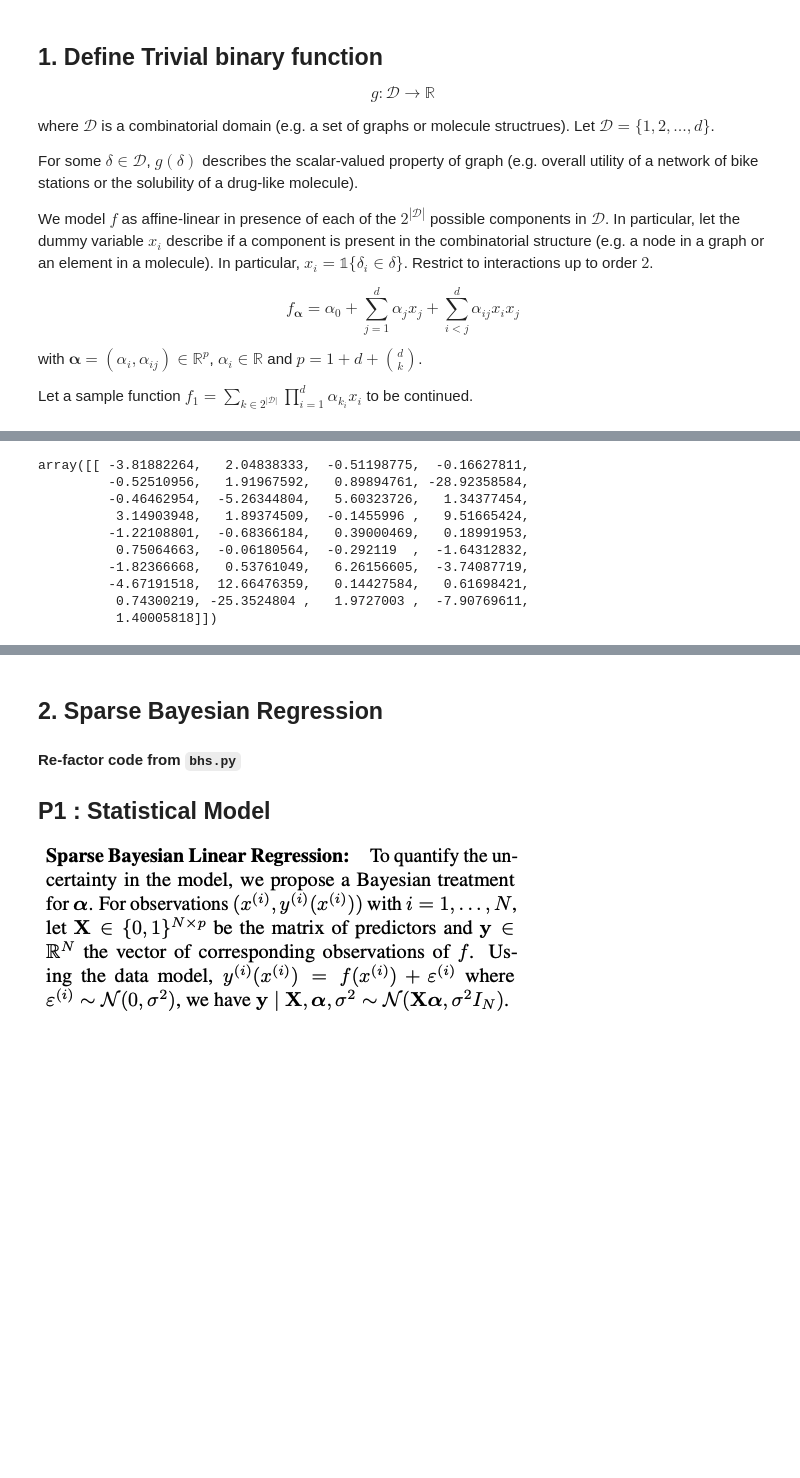
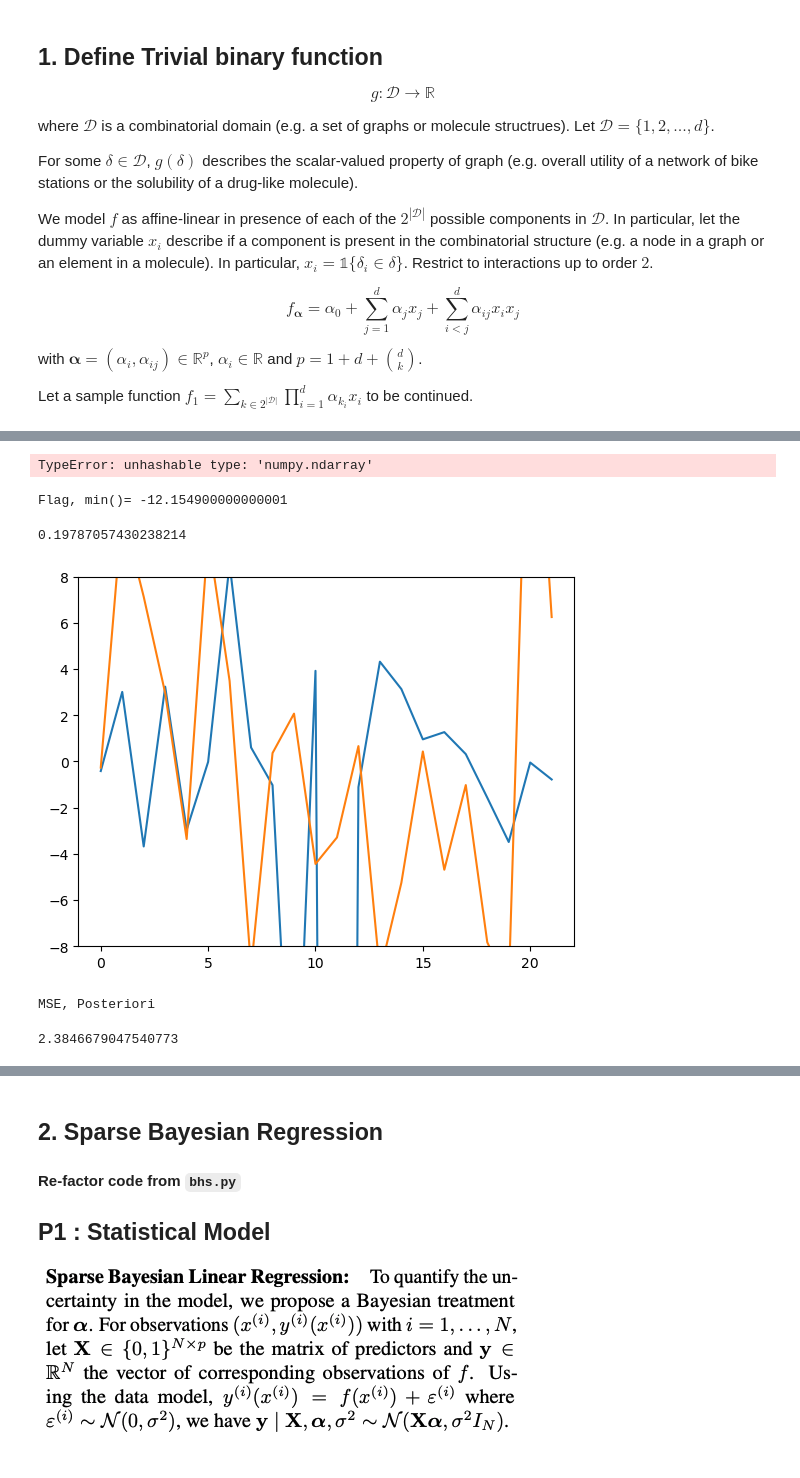
Before and after one commit to 7shoe/Combinatorial_BO, a Jupyter notebook: BOCS (2018) - Intro Script - Bayesian Optimization of Combinatorial Structures.ipynb, the cells around one changed output, grey strips where cells are left out. Saved outputs shown, nothing was run; the diff lists cells and outputs as text; code cells hidden in the pictures; blank space fills up the shorter version.

```diff
--- a/BOCS (2018) - Intro Script - Bayesian Optimization of Combinatorial Structures.ipynb
+++ b/BOCS (2018) - Intro Script - Bayesian Optimization of Combinatorial Structures.ipynb
@@ -217,13 +190,67 @@ zeta_ = invgaus
-# %%
-alpha_prior
-# %% [output]
-array([[ -3.81882264,   2.04838333,  -0.51198775,  -0.16627811,
-         -0.52510956,   1.91967592,   0.89894761, -28.92358584,
-         -0.46462954,  -5.26344804,   5.60323726,   1.34377454,
-          3.14903948,   1.89374509,  -0.1455996 ,   9.51665424,
-         -1.22108801,  -0.68366184,   0.39000469,   0.18991953,
-          0.75064663,  -0.06180564,  -0.292119  ,  -1.64312832,
-         -1.82366668,   0.53761049,   6.26156605,  -3.74087719,
-         -4.67191518,  12.66476359,   0.14427584,   0.61698421,
-          0.74300219, -25.3524804 ,   1.9727003 ,  -7.90769611,
-          1.40005818]])
+# %%
+set(X)
+# %% [output]
+TypeError: unhashable type: 'numpy.ndarray'
+# %%
+# - - - - - - -
+#  DATA
+# - - - - - - -
+n = 15000
+
+# generate dataset
+gD, a_GT = gDict(d=d, k=k)
+
+X = getX(n=n, d=d, k=k)
+y = getY(X, d=d, g_dict=gD, errorFlag=True, sigma=0.2)
+
+# - - - - - - -
+#  POSTERIOR
+# - - - - - - -
+
+# xi
+xi_post = invgamma.rvs(1.0, scale=1.0 + 1.0 / tau_prior**2, size=1)
+
+# nu
+nu_post = invgamma.rvs(np.ones(p), scale=1.0 + beta_prior**(-2), size=len(beta_prior))
+
+# tau
+tau_2_post = invgamma.rvs(0.5*(p+1), scale=1.0 / xi_post + (1. / (2. * sigma_2_prior)) * sum(alpha_prior**2 / beta_prior**2), size=1)
+
+# beta
+beta_2_post = invgamma.rvs(np.ones(p), scale=(1. / nu_post) + (alpha_prior**2)/(2 * sigma_2_prior * tau_2_post))
+
+# Cov star
+Cov_star     = tau_2_post * np.diag(beta_2_post)
+Cov_star_inv = np.linalg.inv(Cov_star)
+
+# sigma
+sigma_2_post = invgamma.rvs(0.5*(n+p), scale=0.5*(np.linalg.norm((y - X@alpha_prior), 2)**2 + (alpha_prior.T @ Cov_star_inv @ alpha_prior)))
+
+# A
+A     = (X.T @ X) + Cov_star_inv
+A_inv = np.linalg.inv(A)
+
+# alpha_post
+alpha_post = np.random.multivariate_normal(mean = A_inv @ X.T @ y,
+                                           cov  = sigma_2_post * A_inv,
+                                           size = 1).reshape(-1)
+# %% [output]
+Flag, min()= -12.154900000000001
+# %%
+lm1 = LinearRegression().fit(X,y)
+np.sqrt(mean_squared_error(y_pred=lm1.predict(X), y_true=y))
+# %% [output]
+0.19787057430238214
+# %%
+plt.plot(alpha_prior)
+plt.plot(alpha_post)
+plt.ylim((-8, 8))
+plt.show()
+# %% [output]
+[figure, added]
+# %%
+print('MSE, Posteriori')
+np.sqrt(mean_squared_error(y_pred=(X @ alpha_post), y_true=y))
+# %% [output]
+MSE, Posteriori
+2.3846679047540773
```
Also changed, not shown: parts of 30 cells of this notebook.
